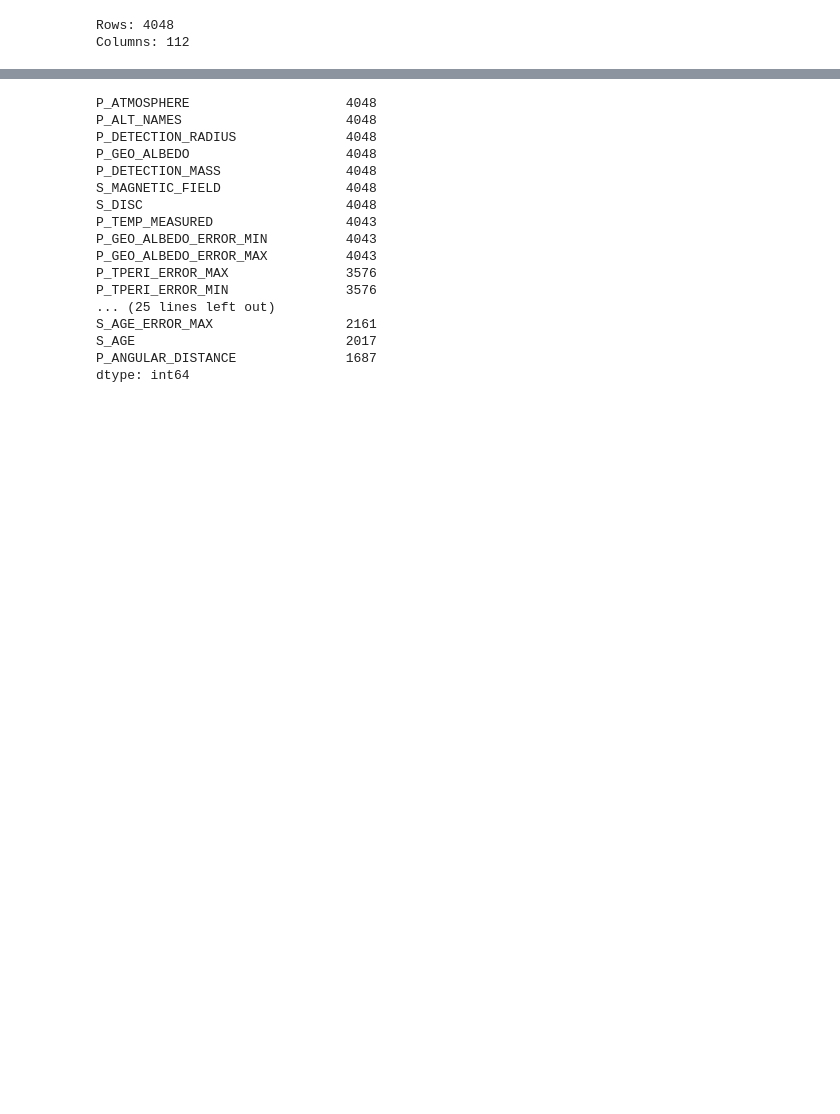
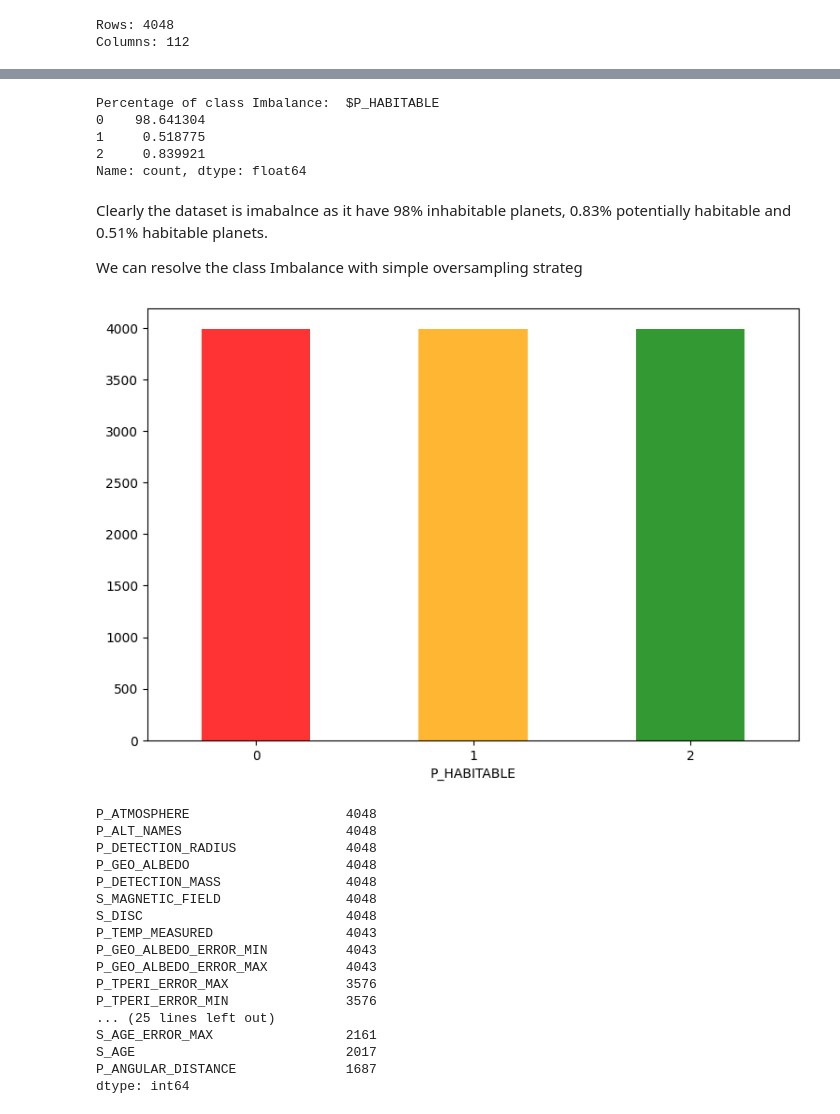
Before and after one commit to Ridima28/Exoplanet-Habitability-Classification, a Jupyter notebook: models/main.ipynb, the cells around one changed output, grey strips where cells are left out. Saved outputs shown, nothing was run; the diff lists cells and outputs as text; code cells hidden in the pictures; blank space fills up the shorter version.

```diff
--- a/models/main.ipynb
+++ b/models/main.ipynb
@@ -65,3 +119,39 @@ Columns: 112
+# %%
+count = df['P_HABITABLE'].value_counts().sort_index()
+total = count.sum()
+percentage  = (count/total)*100
+print(f'Percentage of class Imbalance:  ${percentage}')
+# %% [output]
+Percentage of class Imbalance:  $P_HABITABLE
+0    98.641304
+1     0.518775
+2     0.839921
+Name: count, dtype: float64
+# %% [markdown]
+Clearly the dataset is imabalnce as it have 98% inhabitable planets, 0.83% potentially habitable and 0.51% habitable planets.
+
+We can resolve the class Imbalance with simple oversampling strateg
+# %%
+inhabitable = df[df.P_HABITABLE == 0]
+potential_habitable = df[df.P_HABITABLE == 1]
+habitable = df[df.P_HABITABLE == 2]
+
+potential_habitable_oversampled = resample(potential_habitable, replace = True, n_samples=len(inhabitable), random_state=42)
+
+oversampled = pd.concat([inhabitable, potential_habitable_oversampled])
+
+habitable_oversampled = resample(habitable, replace=True, n_samples=len(inhabitable), random_state=42)
+
+oversampled = pd.concat([oversampled,habitable_oversampled])
+# %%
+#plotting the new balanced target column
+fig = plt.figure(figsize = (9,6))
+oversampled.P_HABITABLE.value_counts(ascending = False).plot(kind = 'bar', color=['red', 'orange', 'green'], alpha = 0.8 , rot =0 )
+
+plt.savefig("Resampled-plot.png")
+plt.show()
+# %% [output]
+[figure, added]
 # %%
 null_vales = df.isnull().sum().sort_values(ascending = False)
 null_vales.head(40)
```
Also changed, not shown: parts of 6 cells of this notebook, 2 other files.
